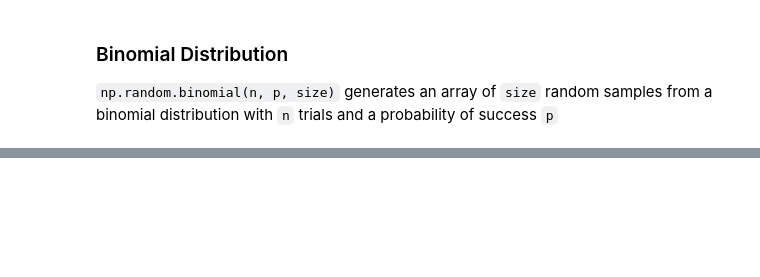
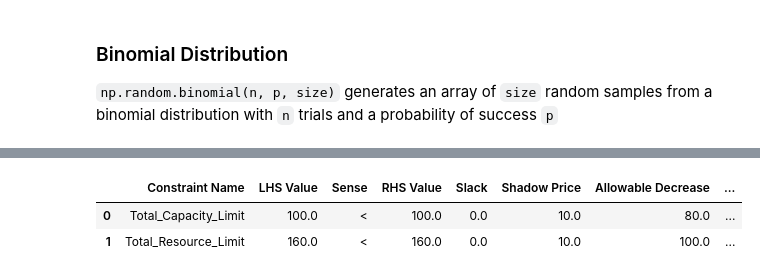
Before and after one commit to dan-a-iancu/OIT248, a Jupyter notebook: Handouts/Cheat_Sheet_for_OIT248.ipynb, the cells around one changed output, grey strips where cells are left out. Drawn from its saved outputs; the diff is of its cells as text; code cells hidden in the pictures; blank space fills up the shorter version.

Commit message:
Updated with Gurobipy syntax

```diff
--- a/Handouts/Cheat_Sheet_for_OIT248.ipynb
+++ b/Handouts/Cheat_Sheet_for_OIT248.ipynb
@@ -1366,0 +1543,9 @@ Random binomial sample: [7 3 4]
+# %%
+# a dictionary where we will store all the constraints
+all_constr = {}
+# %%
+# Constraint 1: Total units produced of Product X and Product Y should not exceed capacity of 100
+all_constr["Total_Units_Constraint"]  = model.addConstr( quicksum(production_quantity[i] * df["Capacity_Used"][i] for i in product_names) <= total_capacity, name="Total_Capacity_Limit")
+# %%
+# Constraint 2: Total resources consumed by Product X and Product Y should not exceed 160
+all_constr["Total_Resources_Constraint"]  = model.addConstr( quicksum(production_quantity[i] * df["Resources_Used"][i] for i in product_names) <= total_resources, name="Total_Resource_Limit")
@@ -1366,0 +1556,6 @@ Random binomial sample: [7 3 4]
+# %%
+# force Gurobi to update the model
+model.update()
+
+# print the model
+print(model)
@@ -1366,0 +1726,15 @@ Random binomial sample: [7 3 4]
+# %%
+# Create a data-frame to print everything
+allConstraints = model.getConstrs()
+
+all_constr_data = [ [c.ConstrName, model.getRow(c).getValue(), c.Sense, c.RHS, c.Slack, c.Pi, c.SARHSLow, c.SARHSUp ] \
+                   for c in allConstraints ]
+
+# convert into a dataframe and print
+df = pd.DataFrame(all_constr_data, columns=["Constraint Name", "LHS Value", "Sense", "RHS Value", "Slack", "Shadow Price",\
+                                           "Allowable Decrease", "Allowable Increase"])
+display(df)
+# %% [output]
+|  | Constraint Name | LHS Value | Sense | RHS Value | Slack | Shadow Price | Allowable Decrease | ... |
+| 0 | Total_Capacity_Limit | 100.0 | < | 100.0 | 0.0 | 10.0 | 80.0 | ... |
+| 1 | Total_Resource_Limit | 160.0 | < | 160.0 | 0.0 | 10.0 | 100.0 | ... |
```
Also changed, not shown: parts of 53 cells of this notebook.
